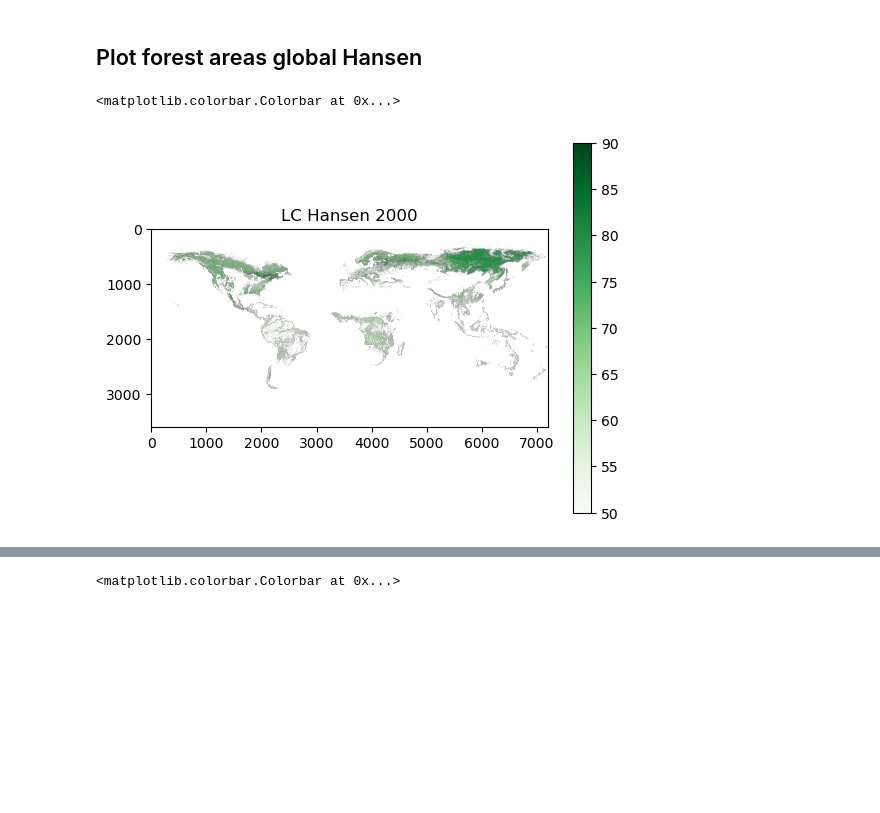
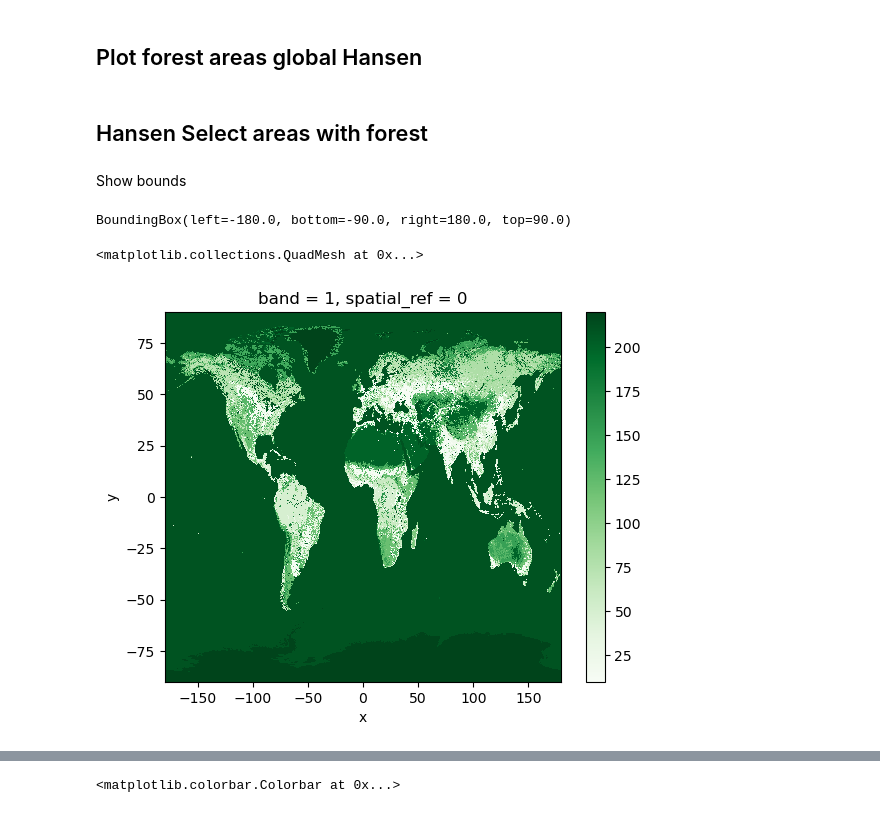
Before and after one commit to MinttuPekkala/Unibe_transmissivity_maps, a Jupyter notebook: Land_cover_differences.ipynb, the cells around one changed output, grey strips where cells are left out. Drawn from its saved outputs; the diff is of its cells as text; code cells hidden in the pictures; blank space fills up the shorter version.

```diff
--- a/Land_cover_differences.ipynb
+++ b/Land_cover_differences.ipynb
@@ -32,6 +33,8 @@ path_GLC_5E50N = 'C:/Users/minttu/Documents/GLC_FCS30D_data/GLC_FCS30D_19852022m
 Open Hansen data
 # %%
 LCHansen2000 = rasterio.open(path_LC_Hansen)
+# %%
+LCHansen20002 = rioxarray.open_rasterio(path_LC_Hansen)
 # %% [markdown]
 Read GLC data as xarray
 # %%
@@ -132,9 +101,16 @@ array([[False, False, False, ..., False, False, False],
 # %% [markdown]
 ## Plot forest areas global Hansen
-# %%
-pyplot.imshow(LCHansen2000filtered, cmap='Greens')
-pyplot.title("LC Hansen 2000")
-pyplot.colorbar()
-# %% [output]
-<matplotlib.colorbar.Colorbar at 0x...>
-[figure, removed]
+# %% [markdown]
+## Hansen Select areas with forest
+# %% [markdown]
+Show bounds
+# %%
+bounds = LCHansen2000.bounds
+print(bounds)
+# %% [output]
+BoundingBox(left=-180.0, bottom=-90.0, right=180.0, top=90.0)
+# %%
+LCHansen20002.plot(cmap="Greens")
+# %% [output]
+<matplotlib.collections.QuadMesh at 0x...>
+[figure, added]
```
Also changed, not shown: parts of 12 cells of this notebook.
